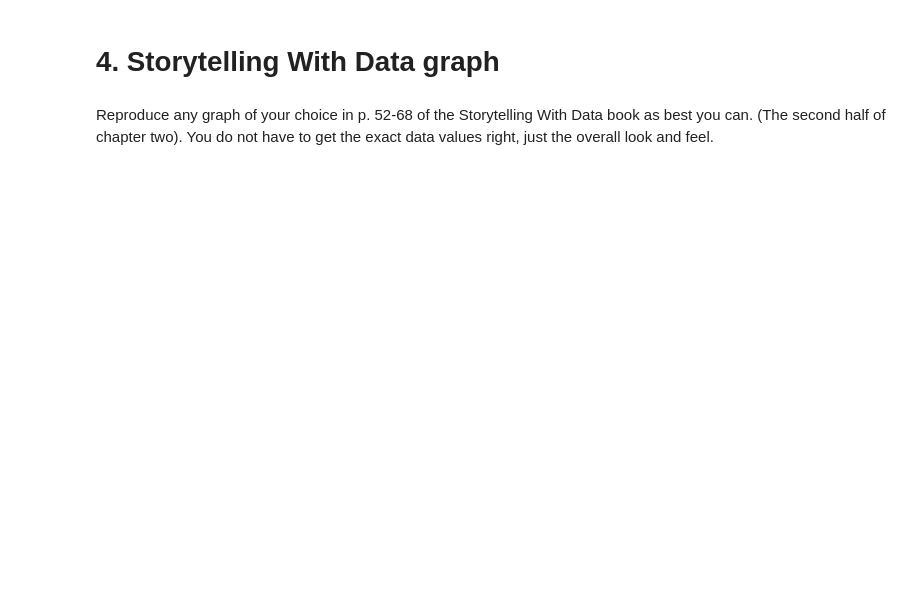
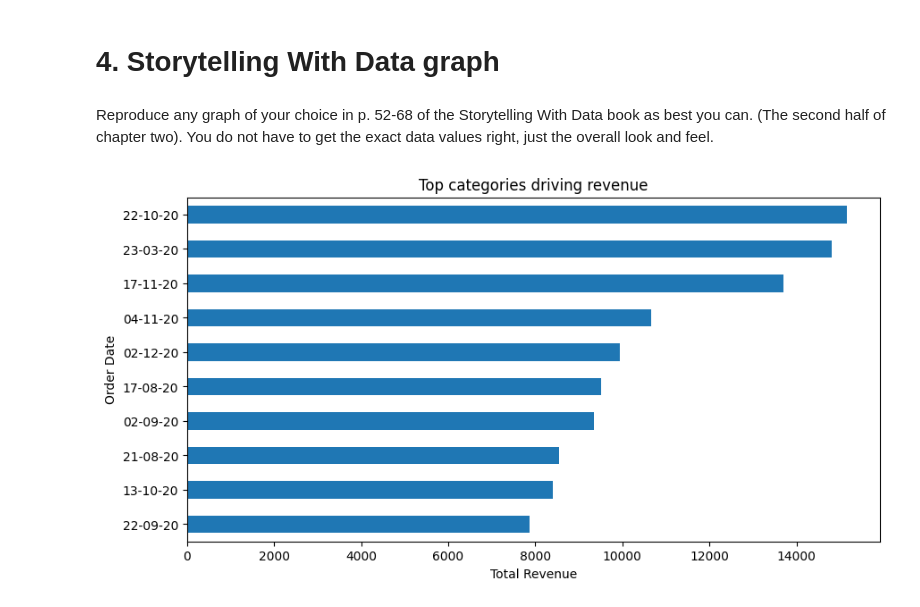
Before and after one commit to akamatt1/OMDS-ModB2-WeeklyAssignments, a Jupyter notebook: OMDS-ModB2-Week4-Affum-Matt.ipynb, the cells around one changed output. Saved outputs shown, nothing was run; the diff lists cells and outputs as text; code cells hidden in the pictures; blank space fills up the shorter version.

```diff
--- a/OMDS-ModB2-Week4-Affum-Matt.ipynb
+++ b/OMDS-ModB2-Week4-Affum-Matt.ipynb
@@ -118,3 +148,21 @@ FileNotFoundError: [Errno 2] No such file or directory: '/mnt/data/US  E-commerc
 # 4. Storytelling With Data graph
 # %% [markdown]
 Reproduce any graph of your choice in p. 52-68 of the Storytelling With Data book as best you can.  (The second half of chapter two).  You do not have to get the exact data values right, just the overall look and feel.
+# %%
+# Example storytelling chart
+
+sales_col = [c for c in df.columns if 'sales' in c.lower() or 'revenue' in c.lower()]
+
+if sales_col:
+    sales = sales_col[0]
+
+    top = df.groupby(df.columns[0])[sales].sum().sort_values().tail(10)
+
+    plt.figure(figsize=(10,5))
+    top.plot(kind='barh')
+
+    plt.title("Top categories driving revenue")
+    plt.xlabel("Total Revenue")
+    plt.show()
+# %% [output]
+[figure, added]
```
Also changed, not shown: parts of 2 cells of this notebook.
